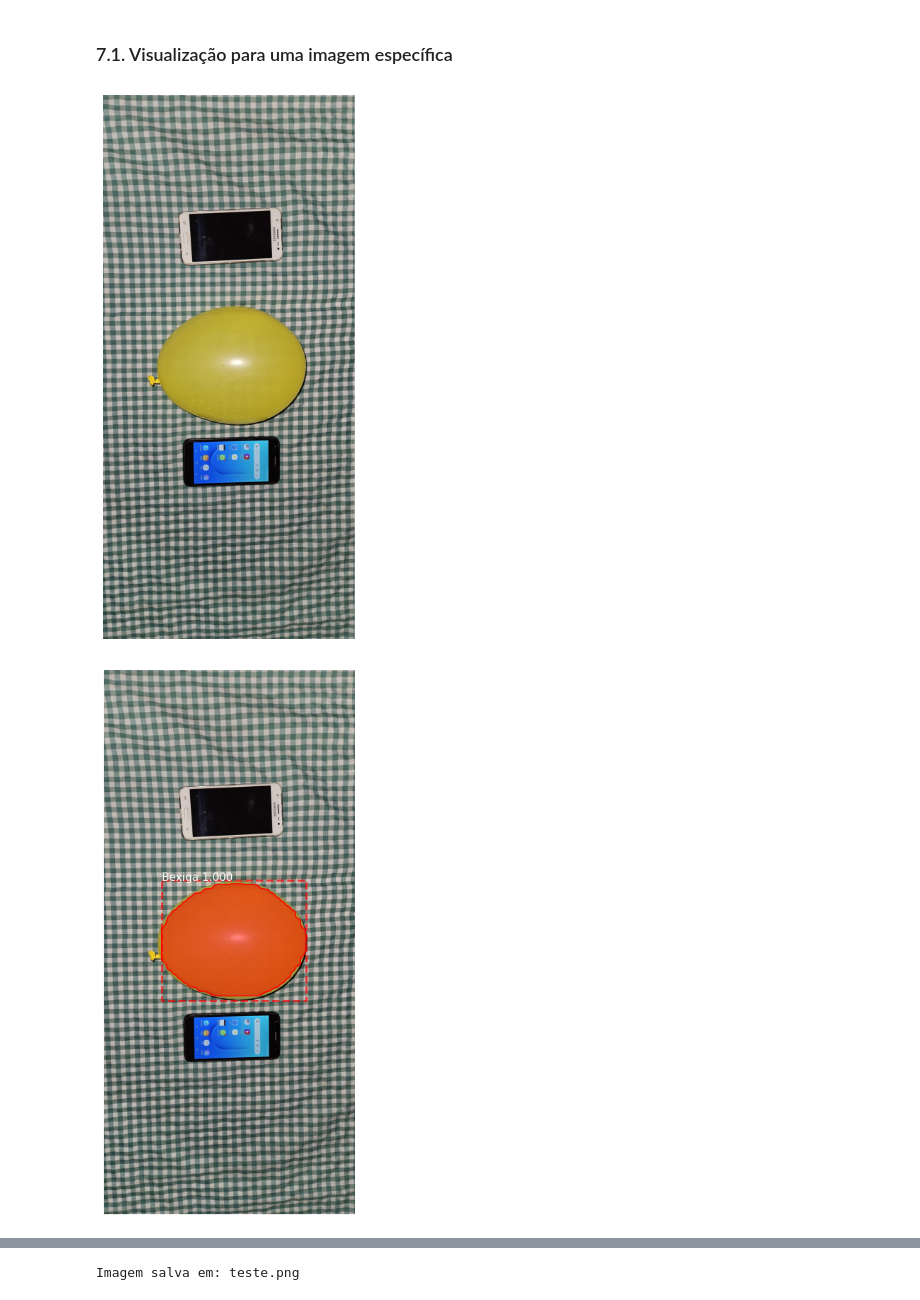
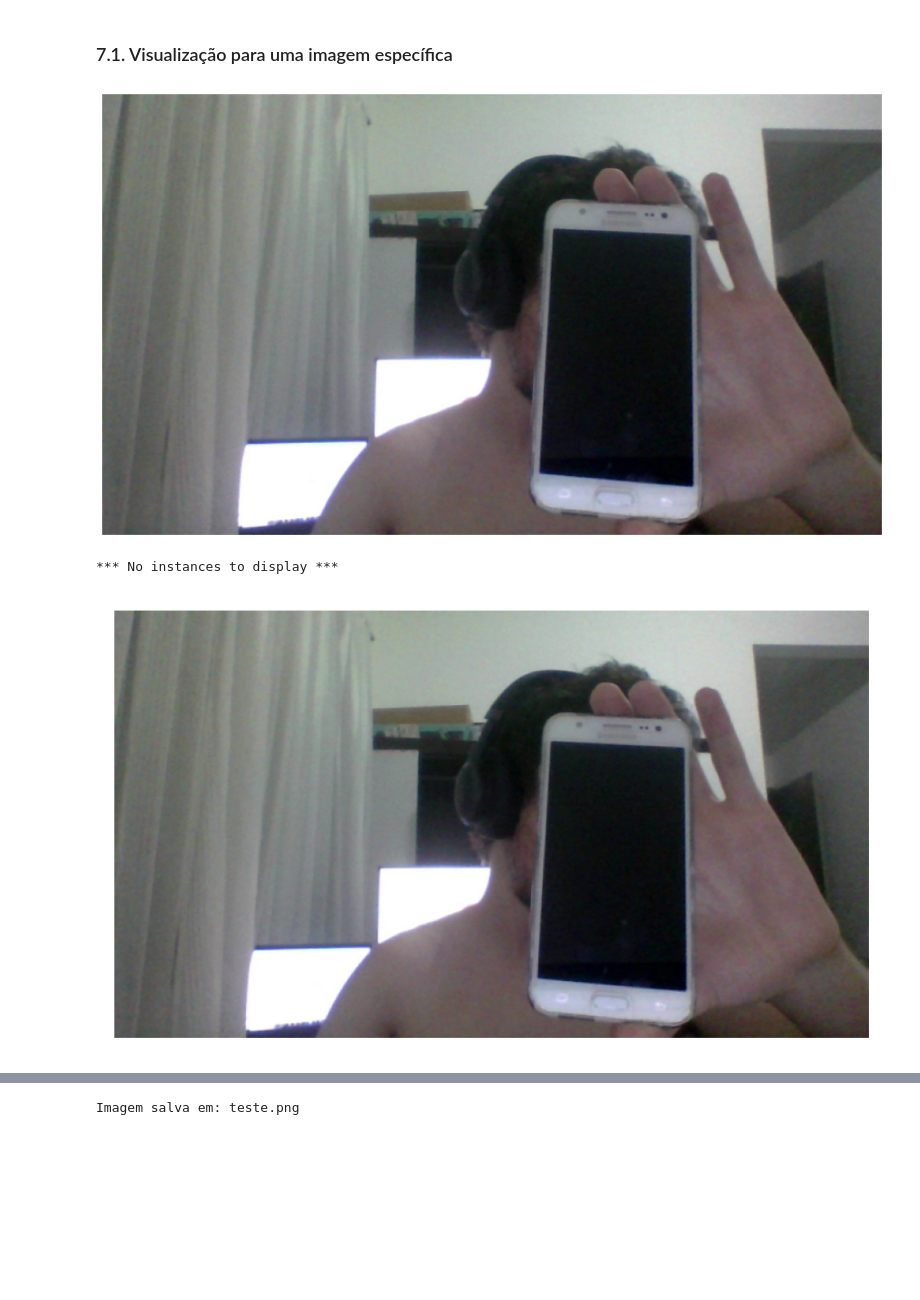
Before and after one commit to AriBarrosFilho/Future_Alaatus_Projeto_Local, a Jupyter notebook: 9 - Testes com os pesos de segmentação - Teste.ipynb, the cells around one changed output, grey strips where cells are left out. Saved outputs shown, nothing was run; the diff lists cells and outputs as text; code cells hidden in the pictures; blank space fills up the shorter version.

Commit message:
Integração da segmentação dos objetos com o Streamlit

```diff
--- a/9 - Testes com os pesos de segmentação - Teste.ipynb
+++ b/9 - Testes com os pesos de segmentação - Teste.ipynb
@@ -827,34 +827,36 @@ for imagem in tqdm(lista_caminho_arquivos):
 # Índice da imagem
 indice = 4
 
 # Define o objeto que será segmentado
 # tipo_modelo: 'balloon', 'phone' ou 'balloon_phone'
 tipo = "balloon"
 
 # Define se a imagem original (sem segmentações) será apresentada também
 APRESENTAR_IMAGEM_ORIGINAL = True
 
 #===============================================================================
 
 if df_imagens.shape[0] > indice:
 
   # Seleciona a linha do dataframe referente ao seu índice
   df_imagem_especifica = df_imagens.iloc[indice]
 
   # Define a imagem com base em seu caminho
-  img_teste = imread(df_imagem_especifica['caminho'])
+  # img_teste = imread(df_imagem_especifica['caminho'])
+  img_teste = imread("imagem_streamlit.png")
 
   if APRESENTAR_IMAGEM_ORIGINAL:
 
     # Mostra a imagem original
     mostrar(img_teste)
 
   # Apresenta a imagem com a segmentação
   r = segmentar_imagem(model = modelo_classe[tipo][0], img = img_teste, tipo_modelo = modelo_classe[tipo][1])
 
 # Avisa ao usuário o índice máximo permitido
 else: print(f"O índice deve ser menor ou igual a {df_imagens.shape[0] - 1}")
 # %% [output]
-[figure, old version]
+[figure, new version]
+*** No instances to display ***
-[figure, old version]
+[figure, new version]
 # %%
```
Also changed, not shown: parts of 10 cells of this notebook, 6 other files.
